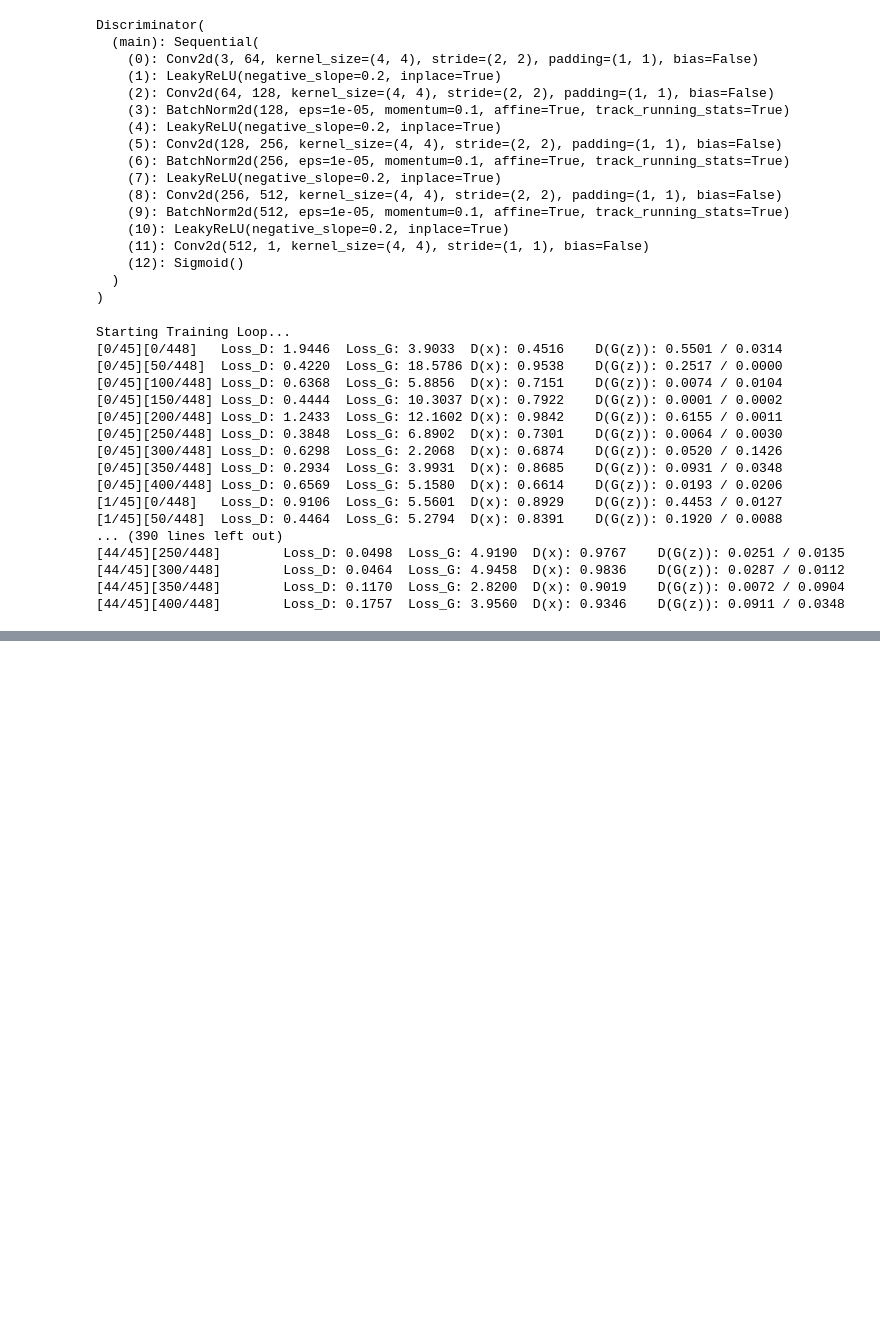
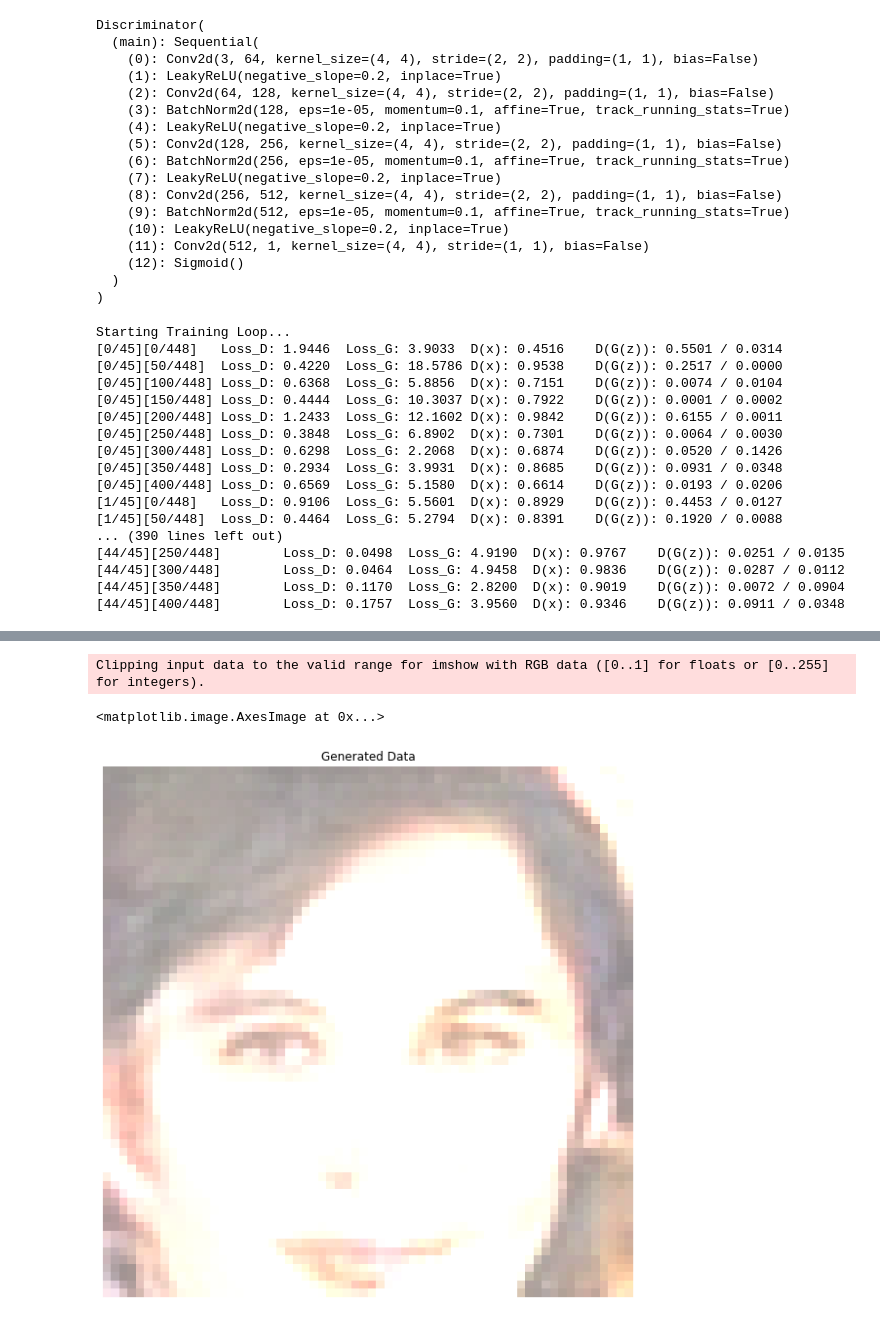
Before and after one commit to martinoywa/creative-gan, a Jupyter notebook: dcgan_new.ipynb, the cells around one changed output, grey strips where cells are left out. Saved outputs shown, nothing was run; the diff lists cells and outputs as text; code cells hidden in the pictures; blank space fills up the shorter version.

```diff
--- a/dcgan_new.ipynb
+++ b/dcgan_new.ipynb
@@ -360,0 +382,19 @@ Animation size has reached 21020041 bytes, exceeding the limit of 20971520.0. If
+# %%
+# scaling to between 0 and 1
+def scale(x, feature_range=(-1, 1)):
+    min, max = feature_range
+    x = x / (max - min) - min
+
+    return x
+# %%
+unormalized = scale(fake)
+# %%
+# visualizing the scaled fake image
+plt.figure(figsize=(10,10))
+plt.axis("off")
+plt.title("Generated Data")
+plt.imshow(np.transpose(utils.make_grid(unormalized.to(device), padding=2).cpu(), (1,2,0)))
+# %% [output]
+Clipping input data to the valid range for imshow with RGB data ([0..1] for floats or [0..255] for integers).
+<matplotlib.image.AxesImage at 0x...>
+[figure, added]
```
Also changed, not shown: parts of 5 cells of this notebook, 1 other file.
